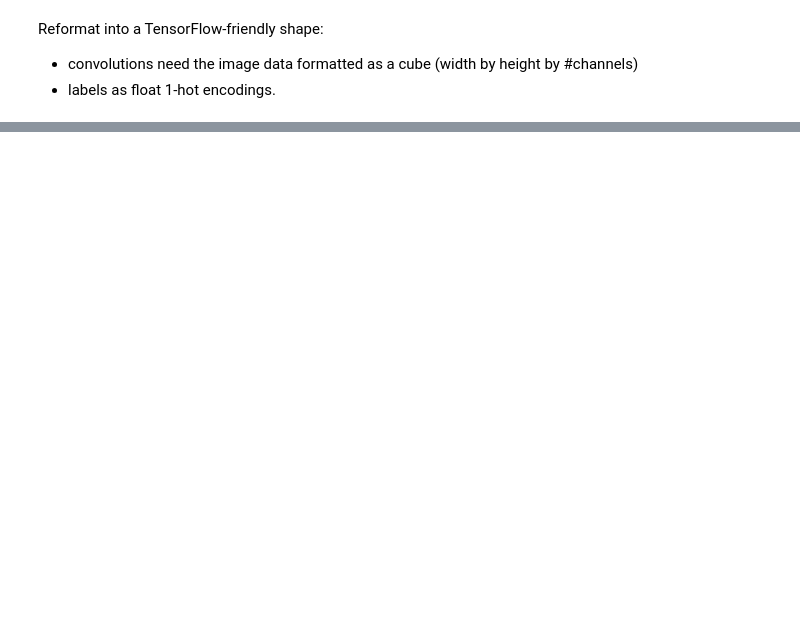
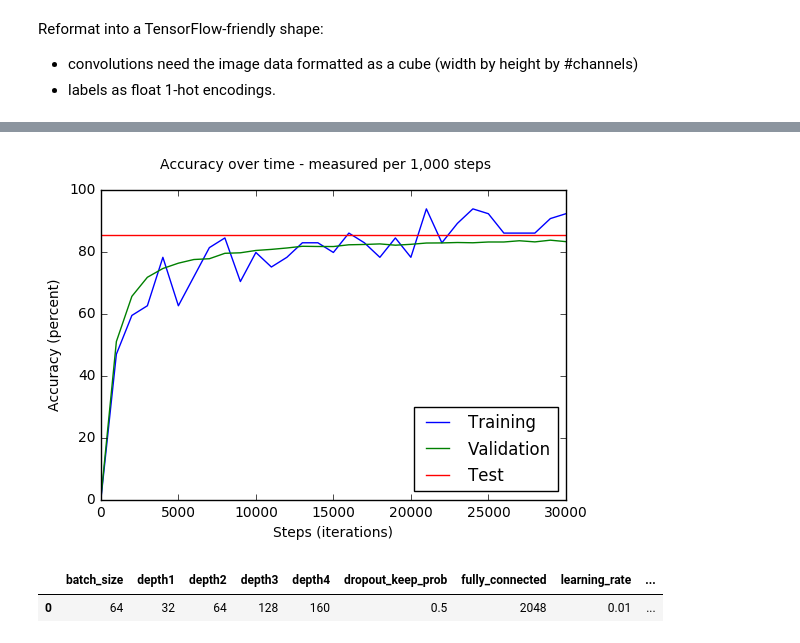
Before and after one commit to kdeneweth3/SVHN_Deep_NN, a Jupyter notebook: number_ocr.ipynb, the cells around one changed output, grey strips where cells are left out. Drawn from its saved outputs; the diff is of its cells as text; code cells hidden in the pictures; blank space fills up the shorter version.

Commit message:
The final model
Good preprocessing of the first format of data. A working model with
tuned parameters.

```diff
--- a/number_ocr.ipynb
+++ b/number_ocr.ipynb
@@ -65,4 +58,0 @@ array([[ 0.,  0.,  0.,  1.,  0.,  0.,  0.,  0.,  0.,  0.],
-# %%
-def accuracy(predictions, labels):
-  return (100.0 * np.sum(np.argmax(predictions, 1) == np.argmax(labels, 1))
-          / predictions.shape[0])
@@ -154,0 +59,9 @@ with graph.as_default():
+# %%
+def accuracy(predictions, labels):
+    preds = np.argmax(predictions, 2)
+    correct = []
+    for i in range(predictions.shape[0]):
+        correct.append((preds[i]==labels[i]).all())
+        #print preds[i], labels[i]
+    score = 100.0 * np.sum(correct) / predictions.shape[0]
+    return score
@@ -236,0 +309,20 @@ for pic in range(len(try_dataset)):
+# %%
+plt.suptitle('Accuracy over time - measured per 1,000 steps')
+plt.xlabel('Steps (iterations)')
+plt.ylabel('Accuracy (percent)')
+plt.plot(step_num, train_acc)
+plt.plot(step_num, valid_acc)
+plt.axhline(y=test_acc, color='r')
+plt.legend(['Training', 'Validation', 'Test'], loc='lower right')
+plt.show()
+# %% [output]
+[figure, added]
+# %%
+params = {'steps':num_steps, 'batch_size':batch_size, 'depth1':depth,
+          'depth2':depth2, 'depth3':depth3, 'depth4':depth4, 'fully_connected':num_hidden,
+          'learning_rate':l_rate, 'dropout_keep_prob':drop_out_keep_prob}
+pData = pd.DataFrame(data=params, index = np.arange(1))
+display(pData)
+# %% [output]
+|  | batch_size | depth1 | depth2 | depth3 | depth4 | dropout_keep_prob | fully_connected | learning_rate | ... |
+| 0 | 64 | 32 | 64 | 128 | 160 | 0.5 | 2048 | 0.01 | ... |
```
Also changed, not shown: parts of 12 cells of this notebook, 1 other file.
